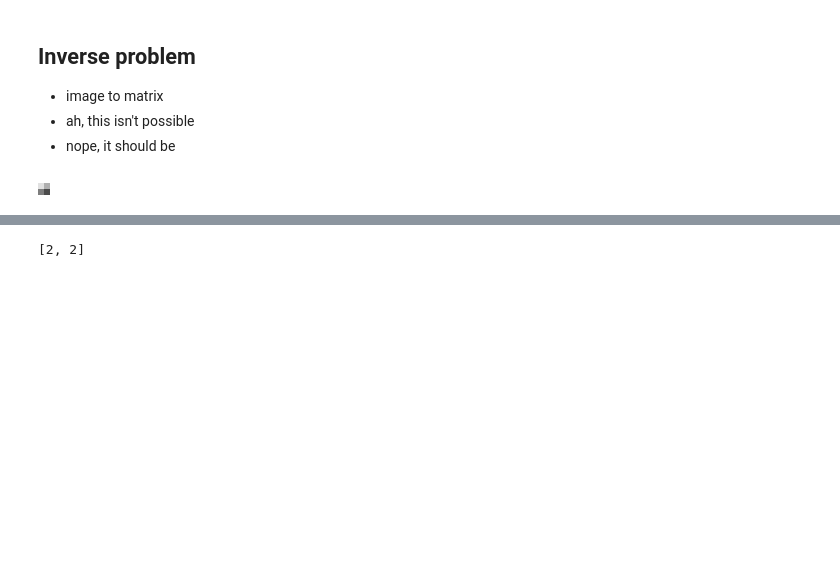
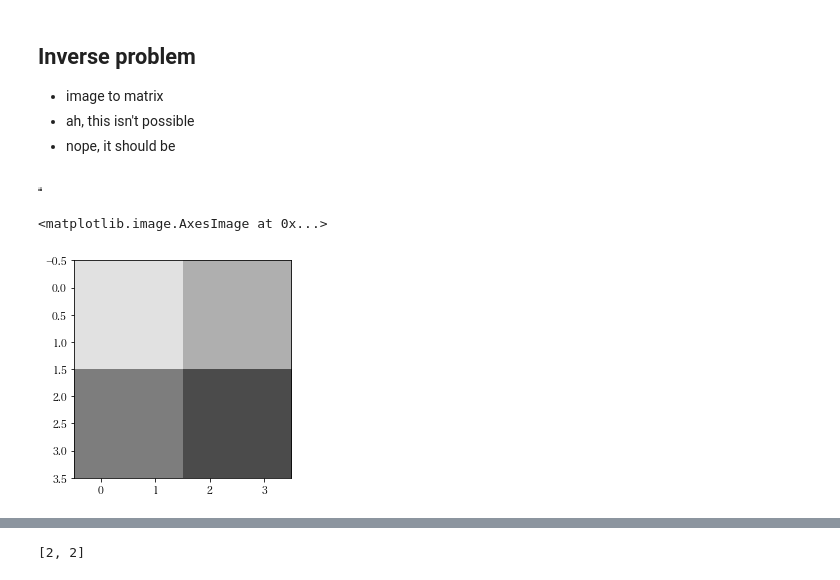
Before and after one commit to banbiossa/coding-the-matrix, a Jupyter notebook: notebooks/0.4_matrix.ipynb, the cells around one changed output, grey strips where cells are left out. Drawn from its saved outputs; the diff is of its cells as text; code cells hidden in the pictures; blank space fills up the shorter version.

```diff
--- a/notebooks/0.4_matrix.ipynb
+++ b/notebooks/0.4_matrix.ipynb
@@ -51,6 +66,11 @@ image
 [figure]
 # %%
 im = np.array(image)
+# %%
+plt.imshow(im)
+# %% [output]
+<matplotlib.image.AxesImage at 0x...>
+[figure, added]
 # %%
 im.shape
 # %% [output]
```
Also changed, not shown: parts of 18 cells of this notebook, 8 other files.
